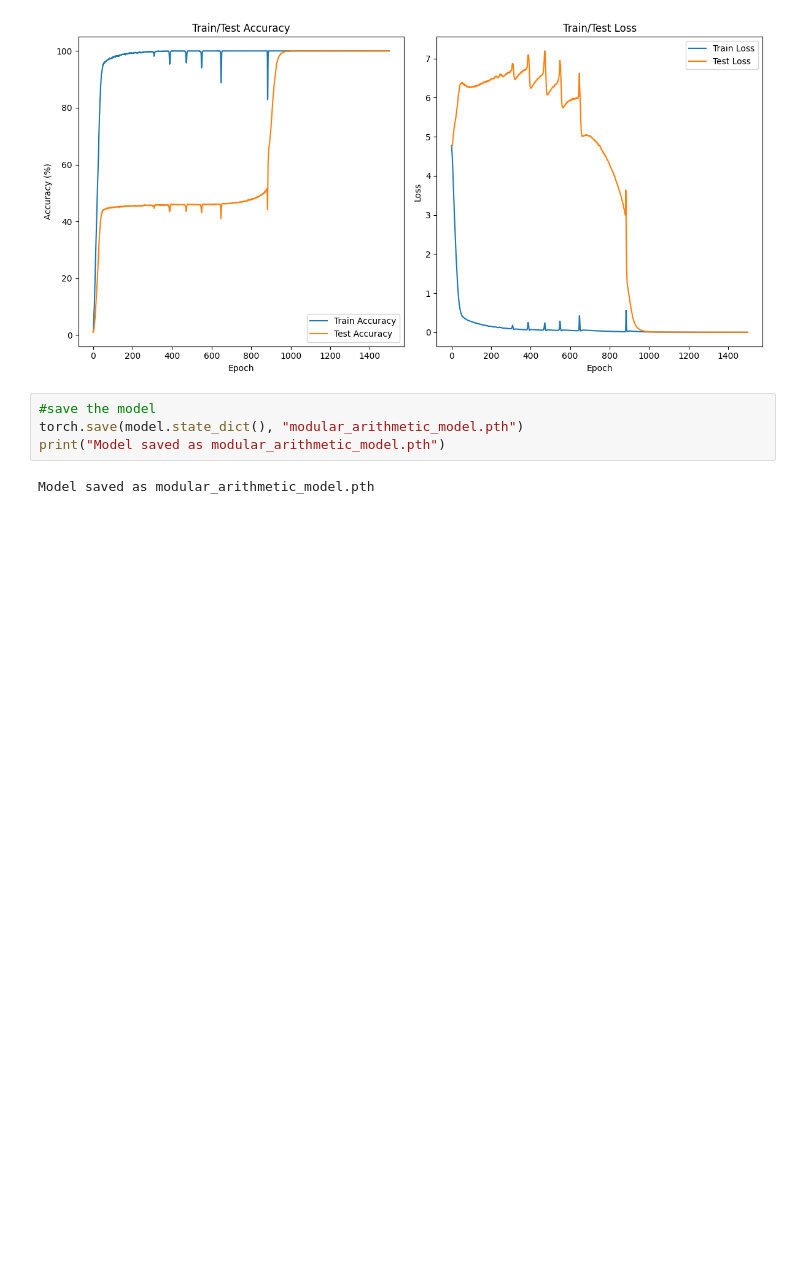
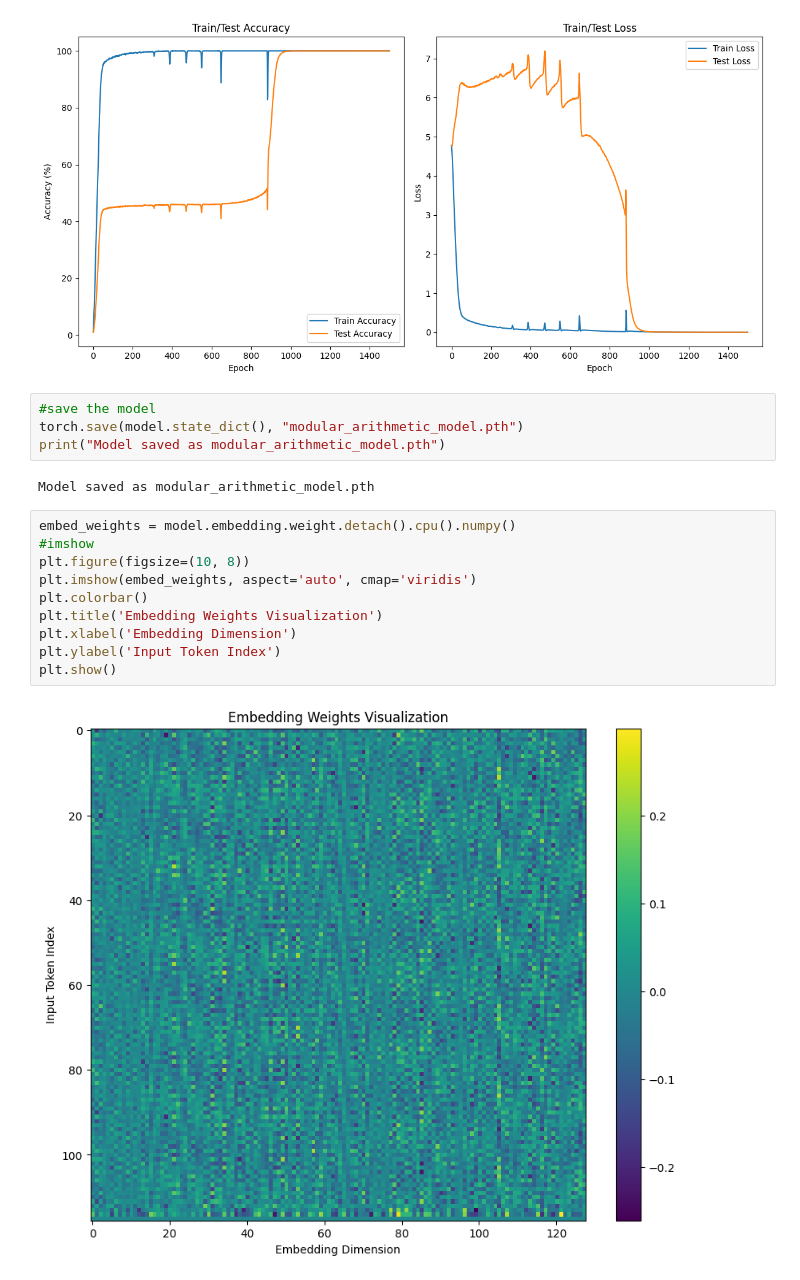
Before and after one commit to obayyub/FeatureManifolds, a Jupyter notebook: notebooks/2025-07-30_mod_train.ipynb, the cells around one changed output. Saved outputs shown, nothing was run; the diff lists cells and outputs as text; blank space fills up the shorter version.

```diff
--- a/notebooks/2025-07-30_mod_train.ipynb
+++ b/notebooks/2025-07-30_mod_train.ipynb
@@ -145,3 +145,15 @@ torch.save(model.state_dict(), "modular_arithmetic_model.pth")
 print("Model saved as modular_arithmetic_model.pth")
 # %% [output]
 Model saved as modular_arithmetic_model.pth
+# %%
+embed_weights = model.embedding.weight.detach().cpu().numpy()
+#imshow
+plt.figure(figsize=(10, 8))
+plt.imshow(embed_weights, aspect='auto', cmap='viridis')
+plt.colorbar()
+plt.title('Embedding Weights Visualization')
+plt.xlabel('Embedding Dimension')
+plt.ylabel('Input Token Index')
+plt.show()
+# %% [output]
+[figure, added]
```
